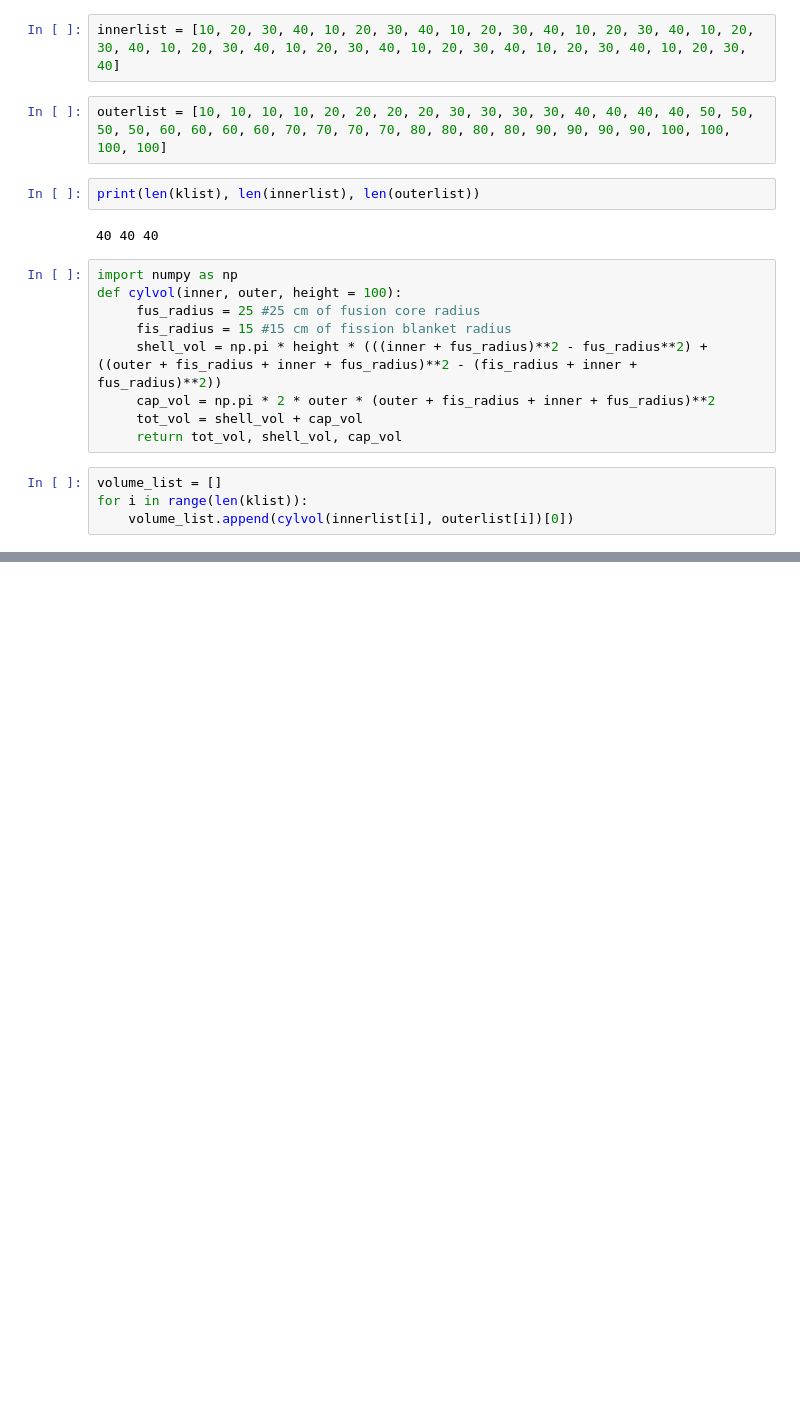
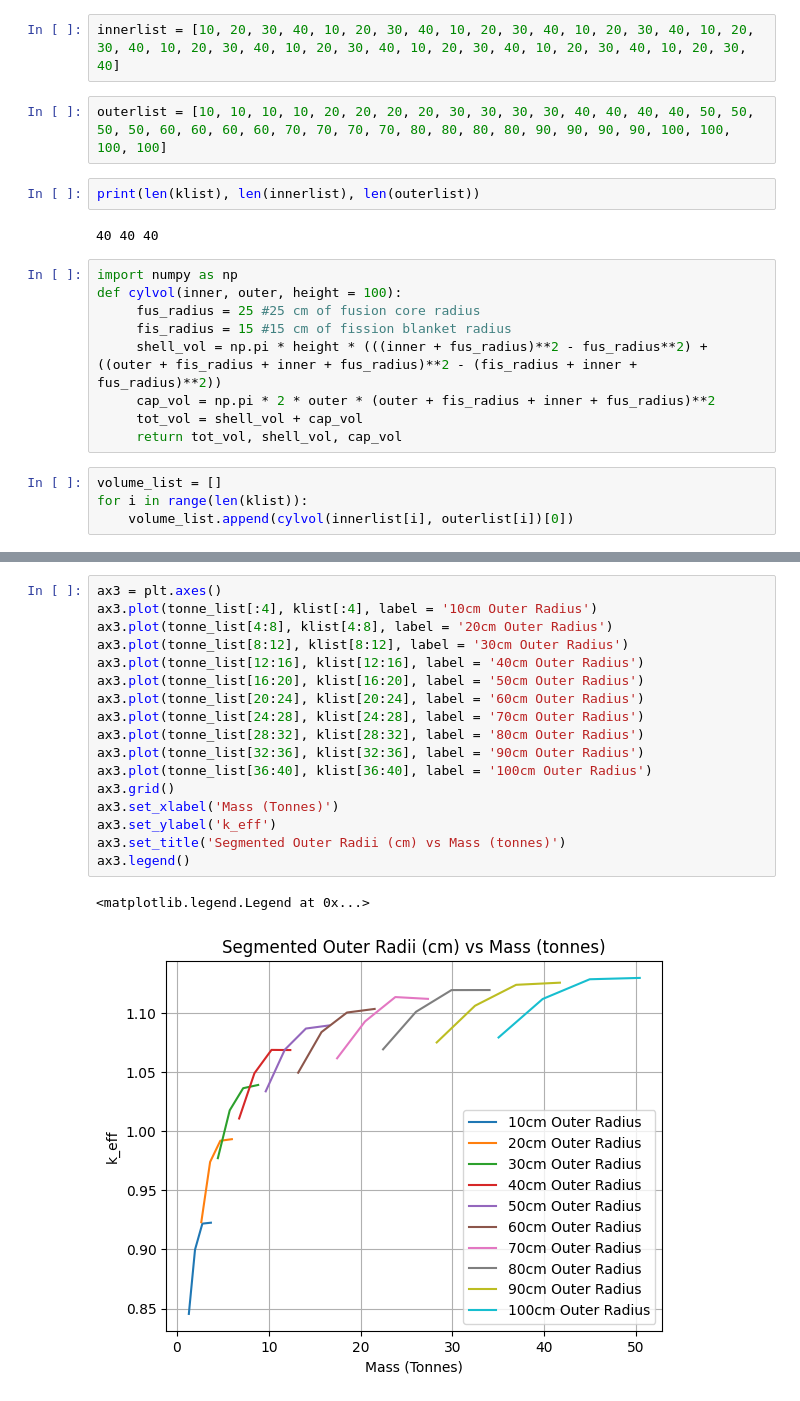
Before and after one commit to andrewpolitz/astrofuse, a Jupyter notebook: keff_calcs.ipynb, the cells around one changed output, grey strips where cells are left out. Saved outputs shown, nothing was run; the diff lists cells and outputs as text; blank space fills up the shorter version.

```diff
--- a/keff_calcs.ipynb
+++ b/keff_calcs.ipynb
@@ -103,0 +169,20 @@ plt.plot(volume_list, klist)
+# %%
+ax3 = plt.axes()
+ax3.plot(tonne_list[:4], klist[:4], label = '10cm Outer Radius')
+ax3.plot(tonne_list[4:8], klist[4:8], label = '20cm Outer Radius')
+ax3.plot(tonne_list[8:12], klist[8:12], label = '30cm Outer Radius')
+ax3.plot(tonne_list[12:16], klist[12:16], label = '40cm Outer Radius')
+ax3.plot(tonne_list[16:20], klist[16:20], label = '50cm Outer Radius')
+ax3.plot(tonne_list[20:24], klist[20:24], label = '60cm Outer Radius')
+ax3.plot(tonne_list[24:28], klist[24:28], label = '70cm Outer Radius')
+ax3.plot(tonne_list[28:32], klist[28:32], label = '80cm Outer Radius')
+ax3.plot(tonne_list[32:36], klist[32:36], label = '90cm Outer Radius')
+ax3.plot(tonne_list[36:40], klist[36:40], label = '100cm Outer Radius')
+ax3.grid()
+ax3.set_xlabel('Mass (Tonnes)')
+ax3.set_ylabel('k_eff')
+ax3.set_title('Segmented Outer Radii (cm) vs Mass (tonnes)')
+ax3.legend()
+# %% [output]
+<matplotlib.legend.Legend at 0x...>
+[figure, added]
```
Also changed, not shown: parts of 12 cells of this notebook.
